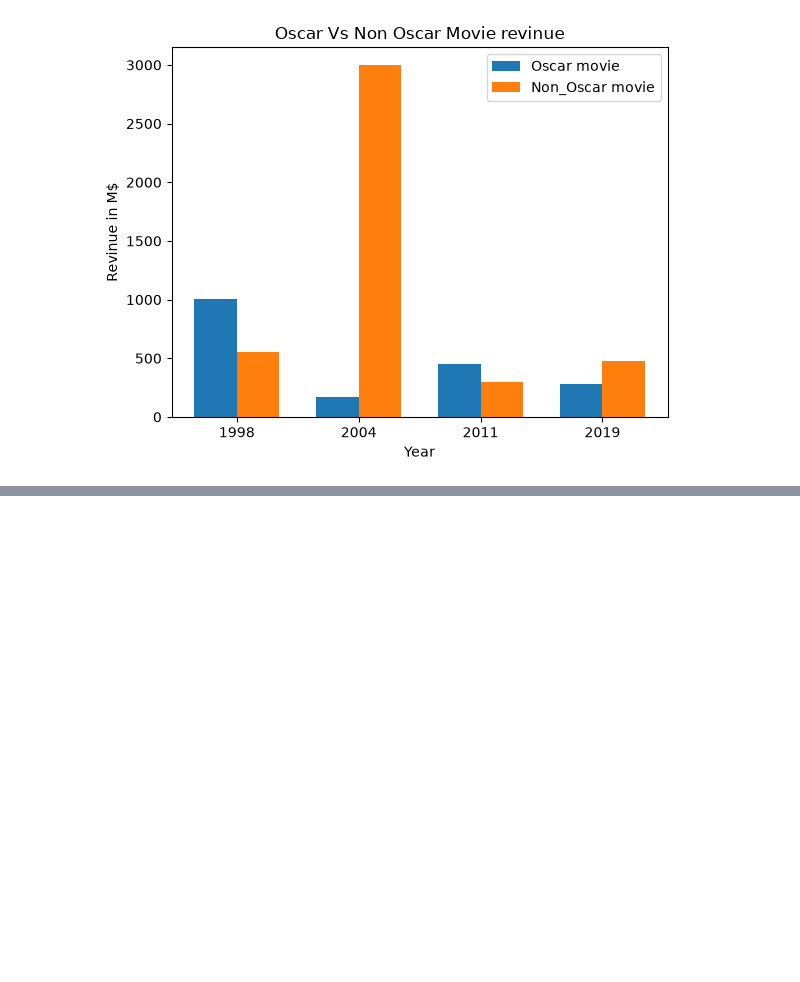
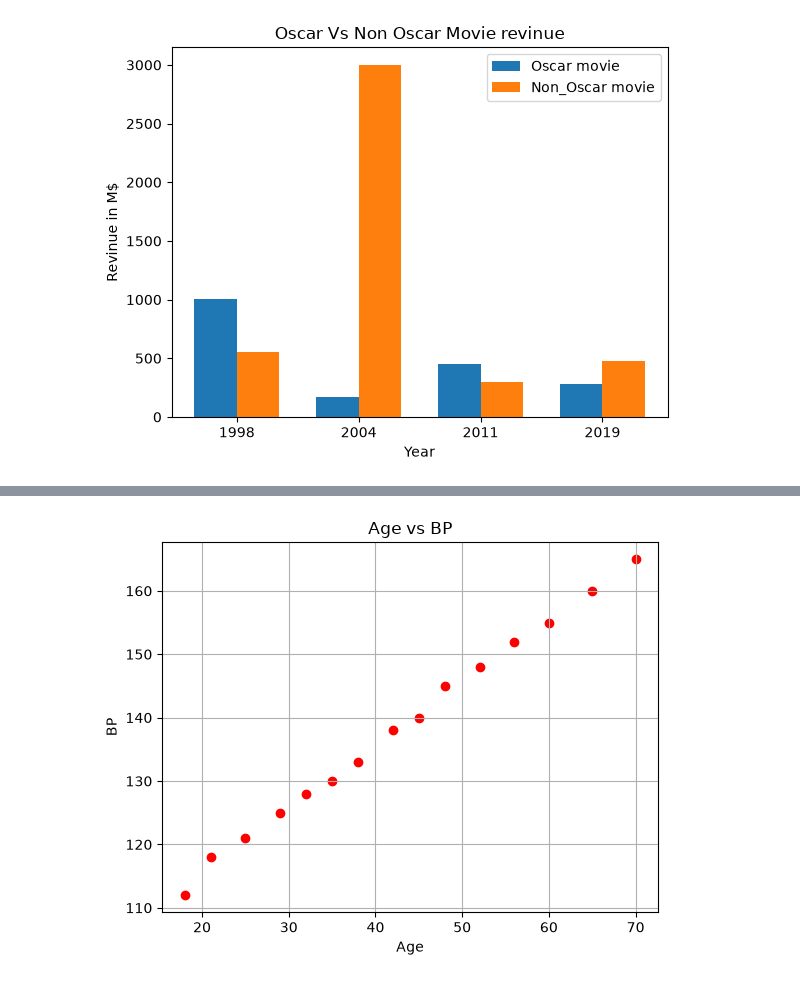
Before and after one commit to hamzakhanafridi/Machine_Learning_Complete_Course_With_Codes_-_Projects, a Jupyter notebook: Day-18 Data_VIsuallization(Matplotlib)/Data_Visuallization_Practice.ipynb, the cells around one changed output, grey strips where cells are left out. Cells and saved outputs as stored; diff of their text form; code cells hidden in the pictures; blank space fills up the shorter version.

```diff
--- a/Day-18 Data_VIsuallization(Matplotlib)/Data_Visuallization_Practice.ipynb
+++ b/Day-18 Data_VIsuallization(Matplotlib)/Data_Visuallization_Practice.ipynb
@@ -169,0 +187,19 @@ plt.xticks(x, year)
+# %%
+# Scatter plot
+person = [
+    "Ali", "Ahmed", "Usman", "Hamza", "Bilal",
+    "Saad", "Zain", "Hassan", "Omar", "Ayan",
+    "Danish", "Talha", "Arham", "Rayan", "Fahad"
+]
+
+age = [18, 21, 25, 29, 32, 35, 38, 42, 45, 48, 52, 56, 60, 65, 70]
+
+bp = [112, 118, 121, 125, 128, 130, 133, 138, 140, 145, 148, 152, 155, 160, 165]
+
+plt.scatter(age, bp, color='red')
+plt.title('Age vs BP')
+plt.xlabel('Age')
+plt.ylabel('BP')
+plt.grid()
+# %% [output]
+[figure, added]
```
Also changed, not shown: parts of 6 cells of this notebook, 2 other files.
